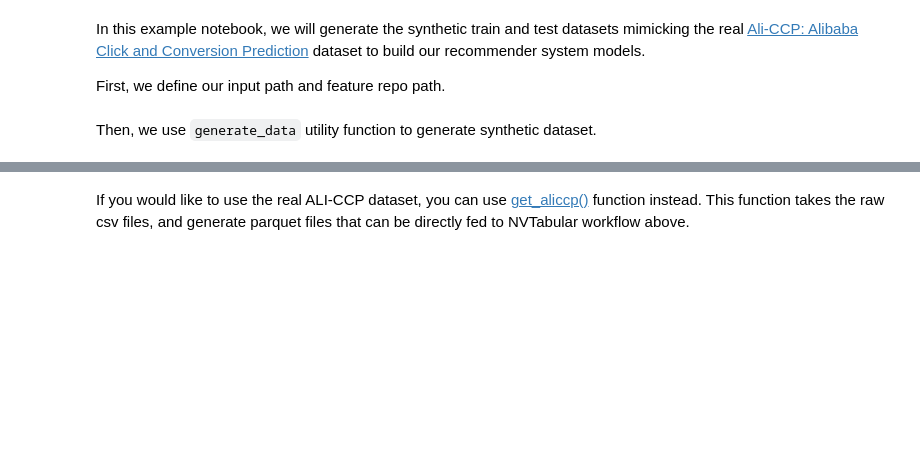
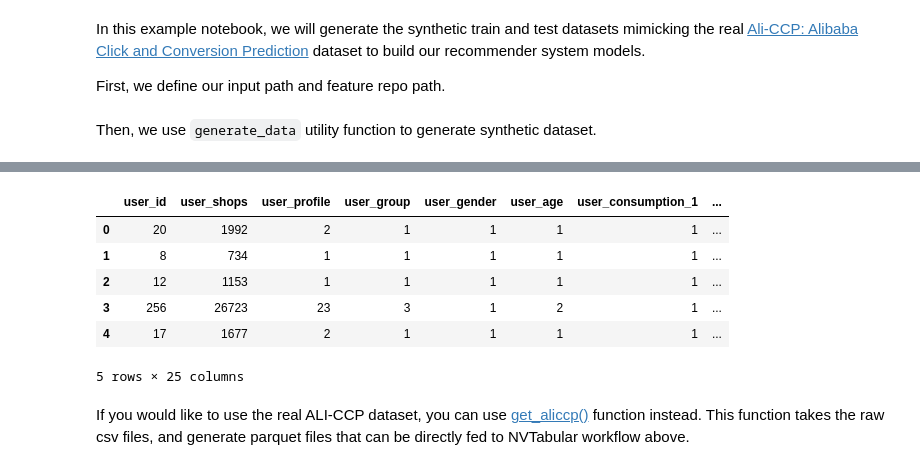
Before and after one commit to taljacob2/merlin-demo, a Jupyter notebook: Merlin/examples/Building-and-deploying-multi-stage-RecSys/01-Building-Recommender-Systems-with-Merlin.ipynb, the cells around one changed output, grey strips where cells are left out. Saved outputs shown, nothing was run; the diff lists cells and outputs as text; code cells hidden in the pictures; blank space fills up the shorter version.

```diff
--- a/Merlin/examples/Building-and-deploying-multi-stage-RecSys/01-Building-Recommender-Systems-with-Merlin.ipynb
+++ b/Merlin/examples/Building-and-deploying-multi-stage-RecSys/01-Building-Recommender-Systems-with-Merlin.ipynb
@@ -153,3 +274,13 @@ train_raw, valid_raw = generate_data("aliccp-raw", int(NUM_ROWS), set_sizes=(0.7
+# %%
+train_raw.head()
+# %% [output]
+|  | user_id | user_shops | user_profile | user_group | user_gender | user_age | user_consumption_1 | ... |
+| 0 | 20 | 1992 | 2 | 1 | 1 | 1 | 1 | ... |
+| 1 | 8 | 734 | 1 | 1 | 1 | 1 | 1 | ... |
+| 2 | 12 | 1153 | 1 | 1 | 1 | 1 | 1 | ... |
+| 3 | 256 | 26723 | 23 | 3 | 1 | 2 | 1 | ... |
+| 4 | 17 | 1677 | 2 | 1 | 1 | 1 | 1 | ... |
+5 rows × 25 columns
 # %% [markdown]
 If you would like to use the real ALI-CCP dataset, you can use [get_aliccp()](https://github.com/NVIDIA-Merlin/models/blob/stable/merlin/datasets/ecommerce/aliccp/dataset.py) function instead. This function takes the raw csv files, and generate parquet files that can be directly fed to NVTabular workflow above.
 # %% [markdown]
```
Also changed, not shown: parts of 25 cells of this notebook.
